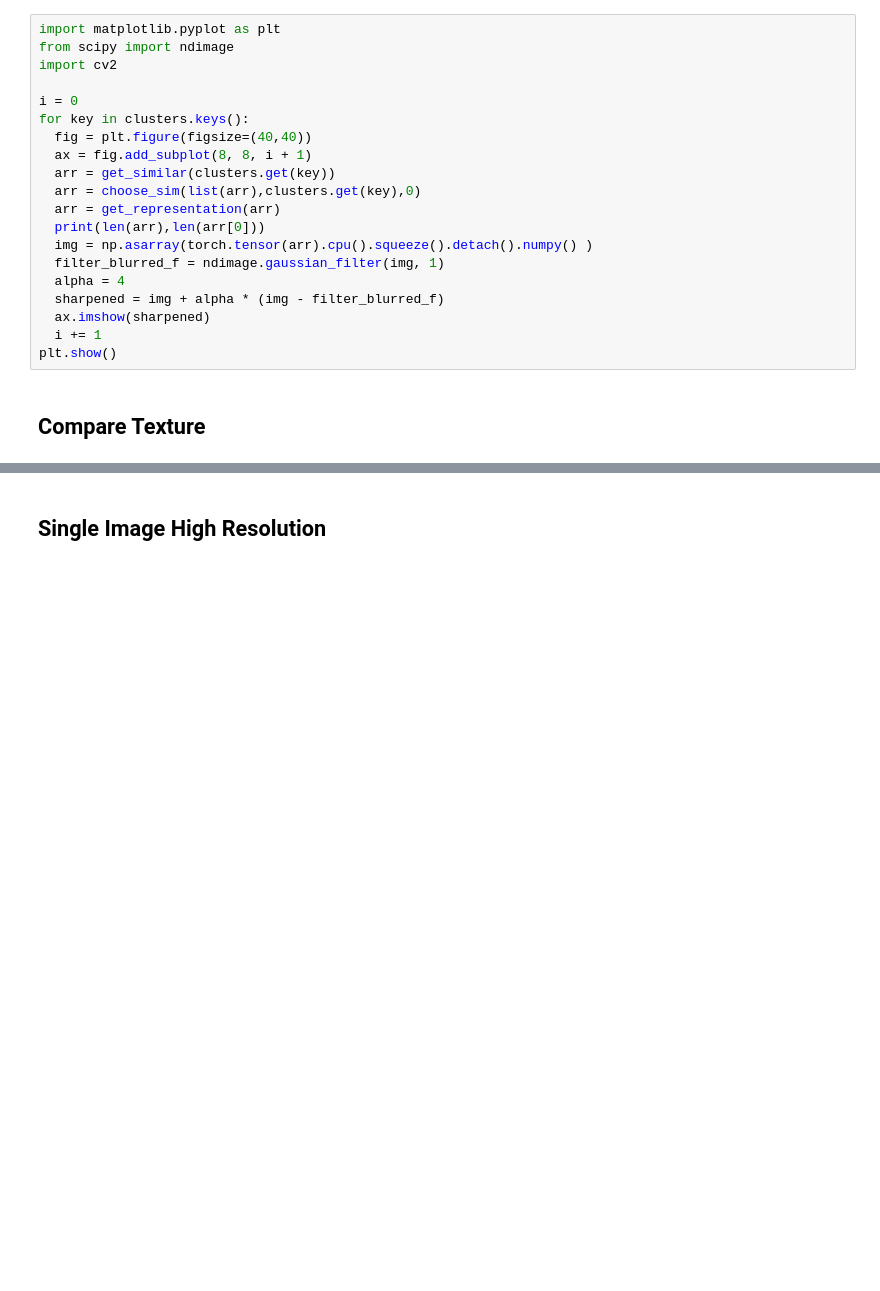
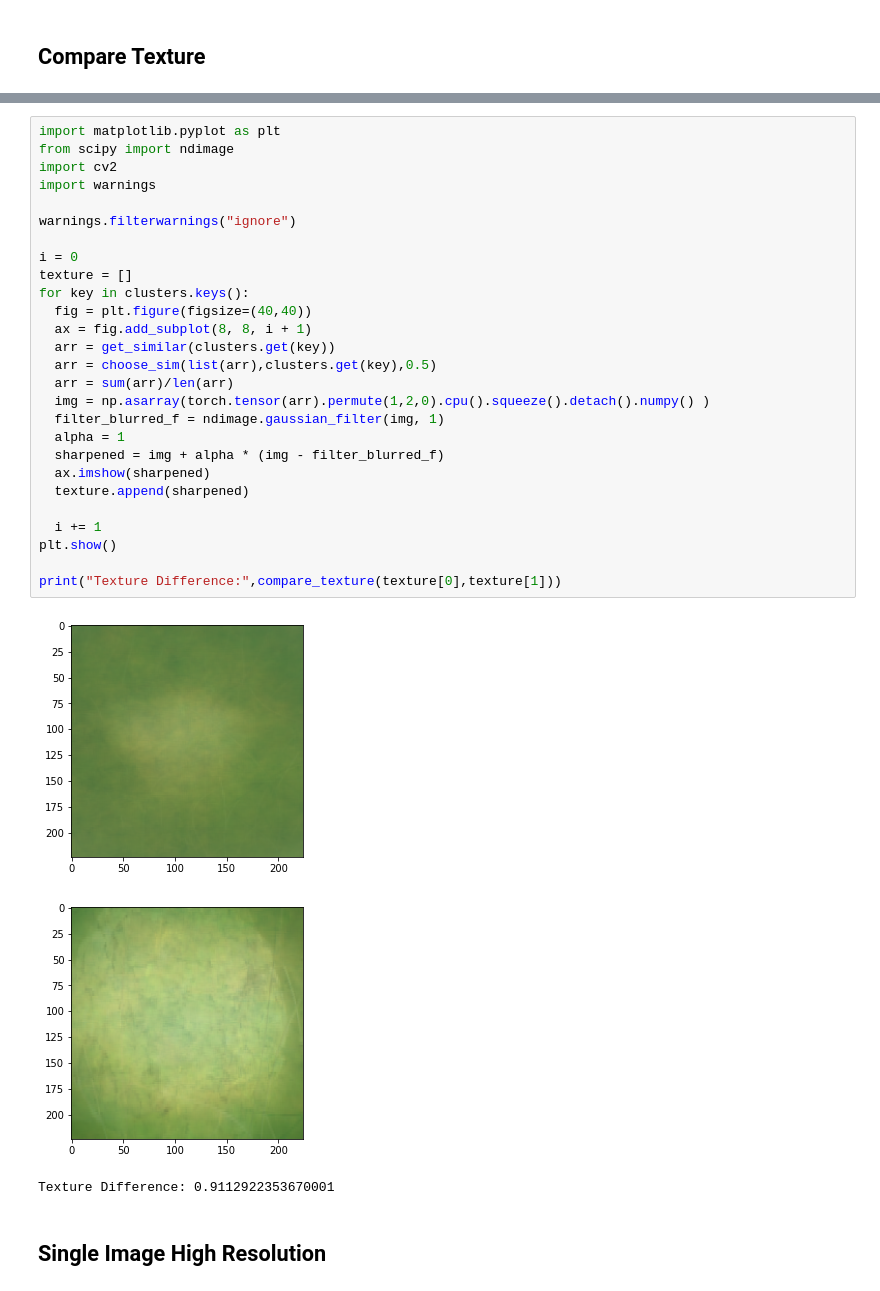
Before and after one commit to anas-awadalla/Incepto, a Jupyter notebook: interpretability_experiments/HAM10000_Interpretability_Attribution_Experiment.ipynb, the cells around one changed output, grey strips where cells are left out. Drawn from its saved outputs; the diff is of its cells as text; blank space fills up the shorter version.

```diff
--- a/interpretability_experiments/HAM10000_Interpretability_Attribution_Experiment.ipynb
+++ b/interpretability_experiments/HAM10000_Interpretability_Attribution_Experiment.ipynb
@@ -367,26 +394,6 @@ def get_representation(arr):
   return li
 # %% [markdown]
 ## Visualize Results
-# %%
-import matplotlib.pyplot as plt
-from scipy import ndimage
-import cv2
-
-i = 0
-for key in clusters.keys():
-  fig = plt.figure(figsize=(40,40))
-  ax = fig.add_subplot(8, 8, i + 1)
-  arr = get_similar(clusters.get(key))
-  arr = choose_sim(list(arr),clusters.get(key),0)
-  arr = get_representation(arr)
-  print(len(arr),len(arr[0]))
-  img = np.asarray(torch.tensor(arr).cpu().squeeze().detach().numpy() )
-  filter_blurred_f = ndimage.gaussian_filter(img, 1)
-  alpha = 4
-  sharpened = img + alpha * (img - filter_blurred_f)
-  ax.imshow(sharpened)
-  i += 1
-plt.show()
 # %% [markdown]
 ## Compare Texture
 # %%
@@ -407,6 +419,37 @@ def compare_texture(src,img):
     hist_img = x[:, 1]/sum(x[:, 1])
 
     return cv2.compareHist(np.array(hist_src, dtype=np.float32), np.array(hist_img, dtype=np.float32), 2)
+# %%
+import matplotlib.pyplot as plt
+from scipy import ndimage
+import cv2
+import warnings
+
+warnings.filterwarnings("ignore")
+
+i = 0
+texture = []
+for key in clusters.keys():
+  fig = plt.figure(figsize=(40,40))
+  ax = fig.add_subplot(8, 8, i + 1)
+  arr = get_similar(clusters.get(key))
+  arr = choose_sim(list(arr),clusters.get(key),0.5)
+  arr = sum(arr)/len(arr)
+  img = np.asarray(torch.tensor(arr).permute(1,2,0).cpu().squeeze().detach().numpy() )
+  filter_blurred_f = ndimage.gaussian_filter(img, 1)
+  alpha = 1
+  sharpened = img + alpha * (img - filter_blurred_f)
+  ax.imshow(sharpened)
+  texture.append(sharpened)
+
+  i += 1
+plt.show()
+
+print("Texture Difference:",compare_texture(texture[0],texture[1]))
+# %% [output]
+[figure, added]
+[figure, added]
+Texture Difference: 0.9112922353670001
 # %% [markdown]
 ## Single Image High Resolution
 # %%
```
Also changed, not shown: parts of 17 cells of this notebook.
